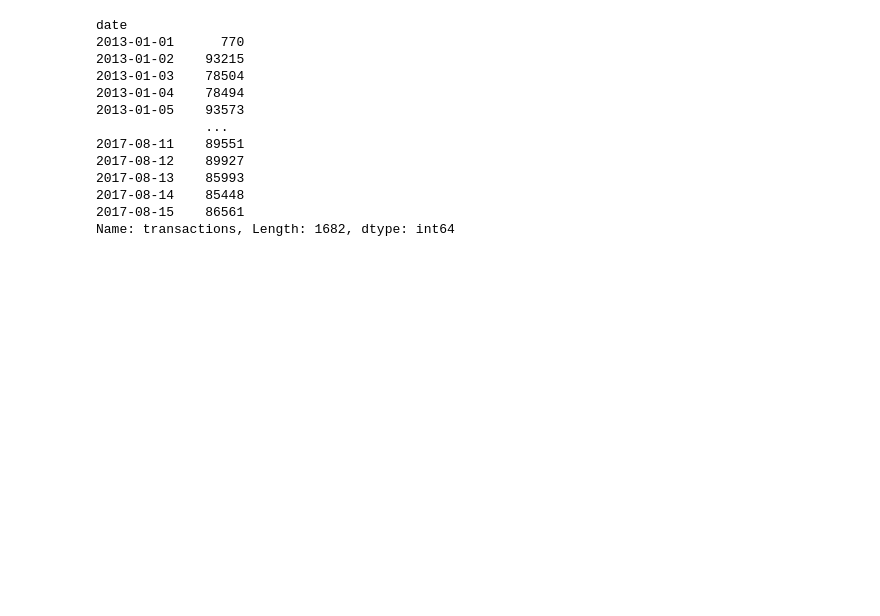
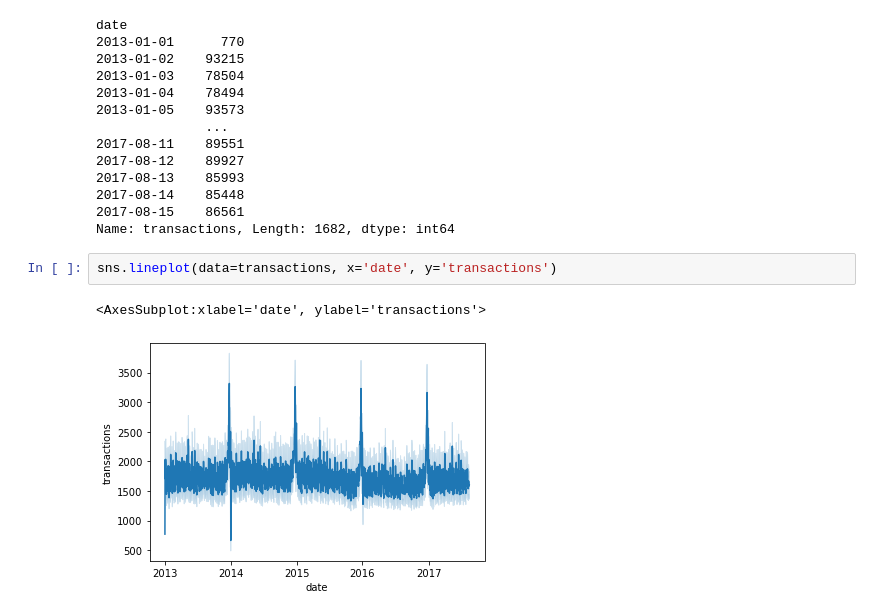
Before and after one commit to Diogo-Ramos-97/Store_Sales, a Jupyter notebook: Untitled.ipynb, the cells around one changed output. Saved outputs shown, nothing was run; the diff lists cells and outputs as text; blank space fills up the shorter version.

```diff
--- a/Untitled.ipynb
+++ b/Untitled.ipynb
@@ -158,3 +173,8 @@ date
 2017-08-14    85448
 2017-08-15    86561
 Name: transactions, Length: 1682, dtype: int64
+# %%
+sns.lineplot(data=transactions, x='date', y='transactions')
+# %% [output]
+<AxesSubplot:xlabel='date', ylabel='transactions'>
+[figure, added]
```
Also changed, not shown: parts of 5 cells of this notebook.
